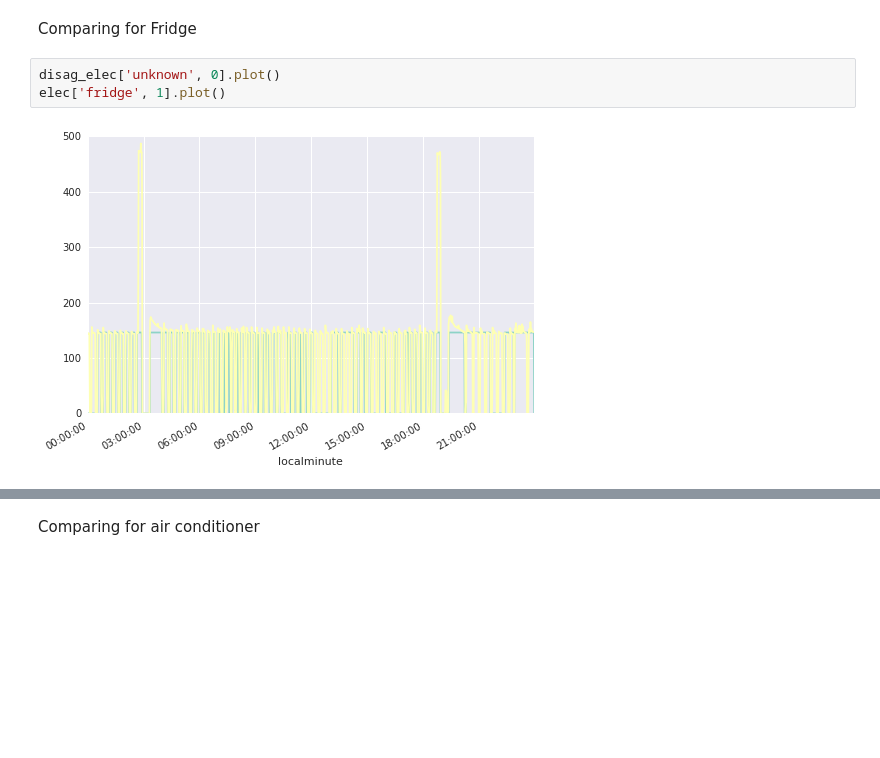
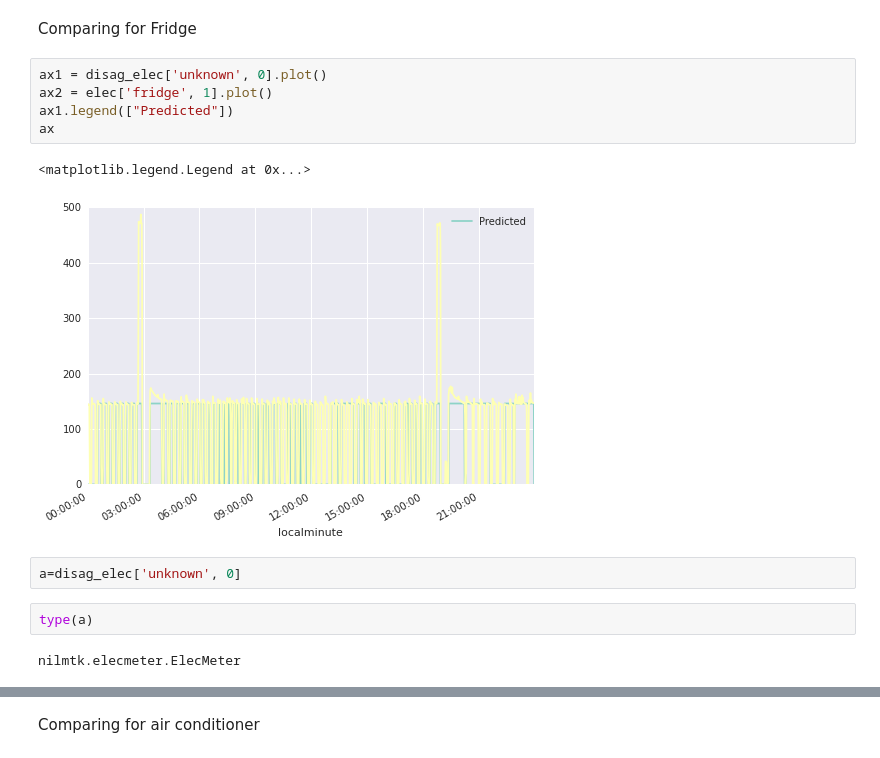
Before and after one commit to nilmtk/nilmtk, a Jupyter notebook: notebooks/hart.ipynb, the cells around one changed output, grey strips where cells are left out. Cells and saved outputs as stored; diff of their text form; blank space fills up the shorter version.

```diff
--- a/notebooks/hart.ipynb
+++ b/notebooks/hart.ipynb
@@ -223,7 +222,16 @@ disag_elec = disag.buildings[building_number].elec
 # %% [markdown]
 Comparing for Fridge
 # %%
-disag_elec['unknown', 0].plot()
-elec['fridge', 1].plot()
+ax1 = disag_elec['unknown', 0].plot()
+ax2 = elec['fridge', 1].plot()
+ax1.legend(["Predicted"])
+ax
 # %% [output]
+<matplotlib.legend.Legend at 0x...>
-[figure, old version]
+[figure, new version]
+# %%
+a=disag_elec['unknown', 0]
+# %%
+type(a)
+# %% [output]
+nilmtk.elecmeter.ElecMeter
```
Also changed, not shown: parts of 11 cells of this notebook, 1 other file.
